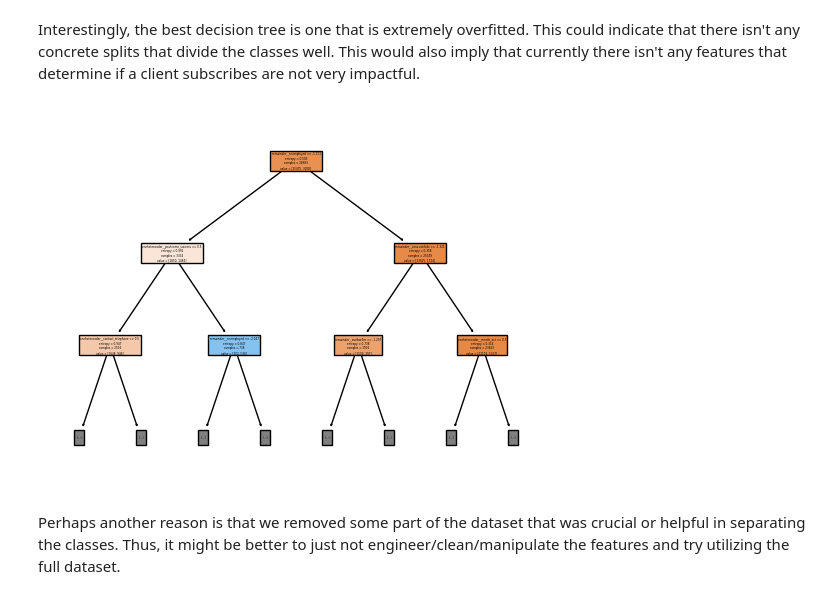
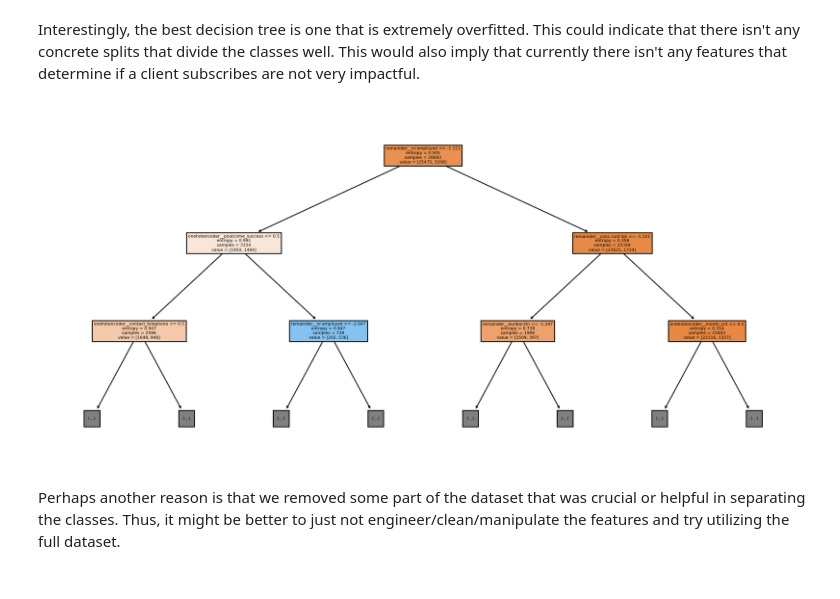
Before and after one commit to DKW2/Banking-Marketing-Analysis, a Jupyter notebook: banking-marketing-analysis.ipynb, the cells around one changed output. Saved outputs shown, nothing was run; the diff lists cells and outputs as text; code cells hidden in the pictures.

Commit message:
Made the tree plots bigger

```diff
--- a/banking-marketing-analysis.ipynb
+++ b/banking-marketing-analysis.ipynb
@@ -646,9 +646,10 @@ plot = plot_tree( best_tree )
 # %% [markdown]
 Interestingly, the best decision tree is one that is extremely overfitted. This could indicate that there isn't any concrete splits that divide the classes well. This would also imply that currently there isn't any features that determine if a client subscribes are not very impactful.
 # %%
+plt.figure( figsize=(15, 7), dpi=200 )
 plot = plot_tree( best_tree, max_depth = 2, filled = True, feature_names = list( tree_gridresults[-1].best_estimator_.named_steps["transform"].get_feature_names_out() ) )
 # %% [output]
-[figure, old version]
+[figure, new version]
 # %% [markdown]
 Perhaps another reason is that we removed some part of the dataset that was crucial or helpful in separating the classes. Thus, it might be better to just not engineer/clean/manipulate the features and try utilizing the full dataset.
 # %% [markdown]
```
Also changed, not shown: parts of 3 cells of this notebook.
